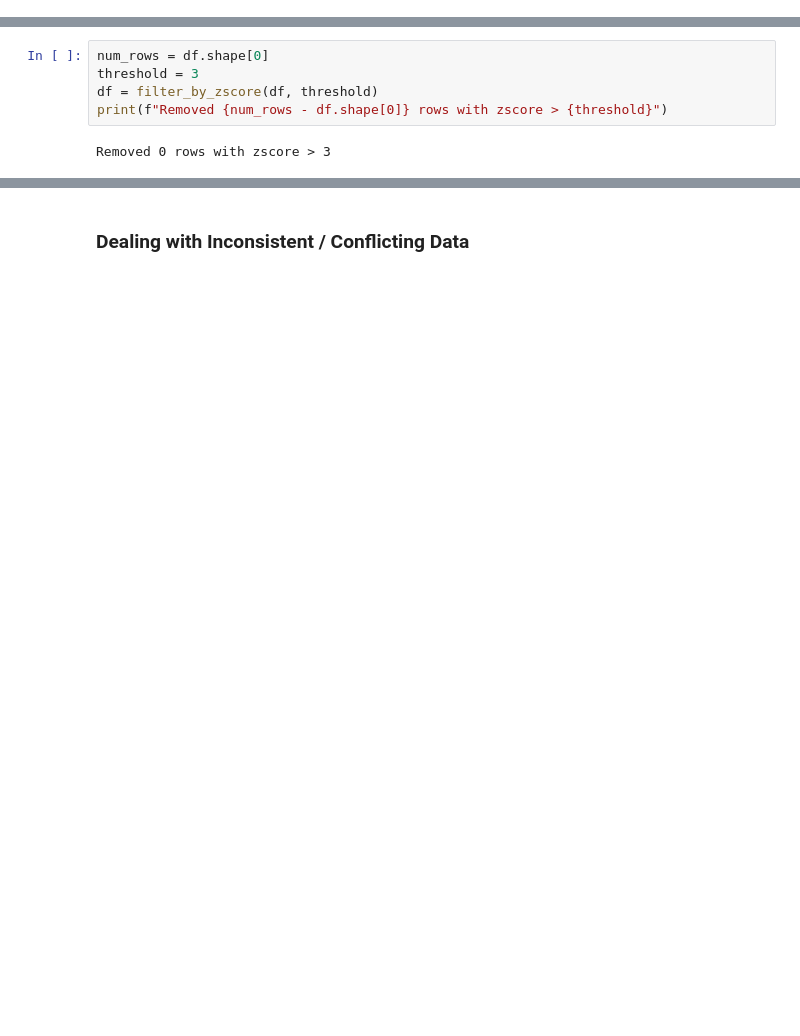
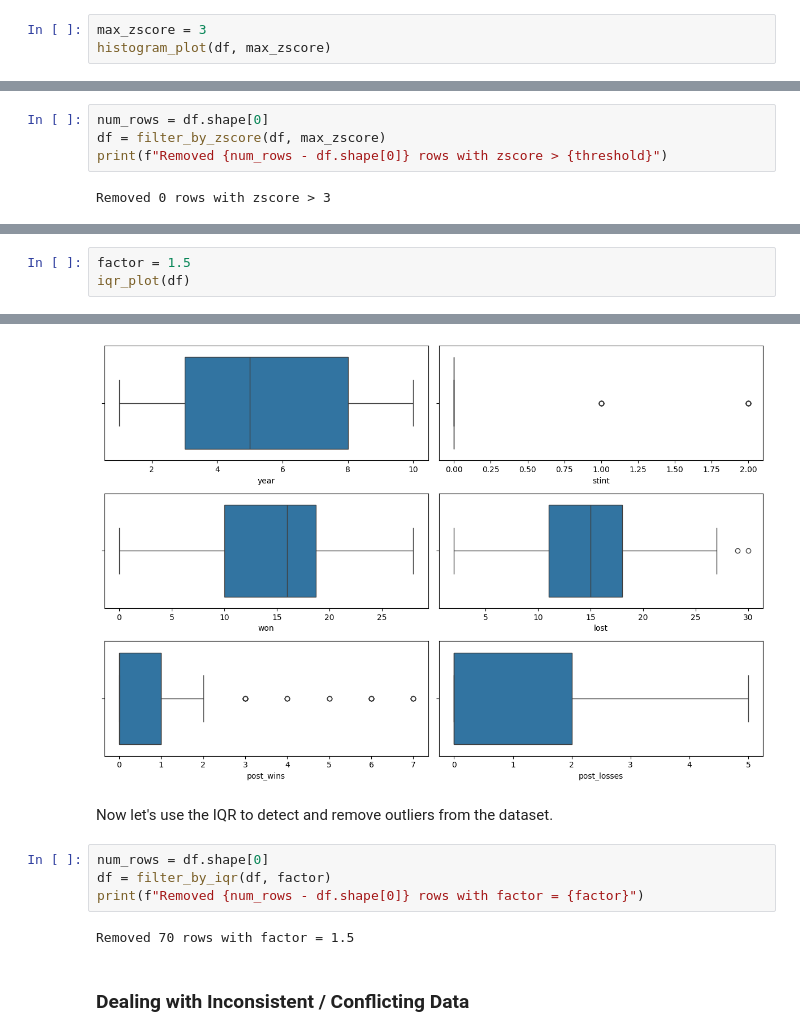
Before and after one commit to DanielRodrigues08/AC-FEUP, a Jupyter notebook: data_preparation/coaches.ipynb, the cells around one changed output, grey strips where cells are left out. Saved outputs shown, nothing was run; the diff lists cells and outputs as text; blank space fills up the shorter version.

Commit message:
box plots and scatter plots done

```diff
--- a/data_preparation/coaches.ipynb
+++ b/data_preparation/coaches.ipynb
@@ -52,0 +56,3 @@ histogram_plot(df, 3)
+# %%
+max_zscore = 3
+histogram_plot(df, max_zscore)
@@ -53,7 +64,6 @@ histogram_plot(df, 3)
 # %%
 num_rows = df.shape[0]
-threshold = 3
-df = filter_by_zscore(df, threshold)
+df = filter_by_zscore(df, max_zscore)
 print(f"Removed {num_rows - df.shape[0]} rows with zscore > {threshold}")
 # %% [output]
 Removed 0 rows with zscore > 3
@@ -59,0 +76,4 @@ Removed 0 rows with zscore > 3
+# %%
+factor = 1.5
+iqr_plot(df)
+# %% [output]
@@ -60,2 +81,11 @@ Removed 0 rows with zscore > 3
+[figure, added]
+# %% [markdown]
+Now let's use the IQR to detect and remove outliers from the dataset.
+# %%
+num_rows = df.shape[0]
+df = filter_by_iqr(df, factor)
+print(f"Removed {num_rows - df.shape[0]} rows with factor = {factor}")
+# %% [output]
+Removed 70 rows with factor = 1.5
 # %% [markdown]
 ### Dealing with Inconsistent / Conflicting Data
```
Also changed, not shown: parts of 8 cells of this notebook, 2 other files.
